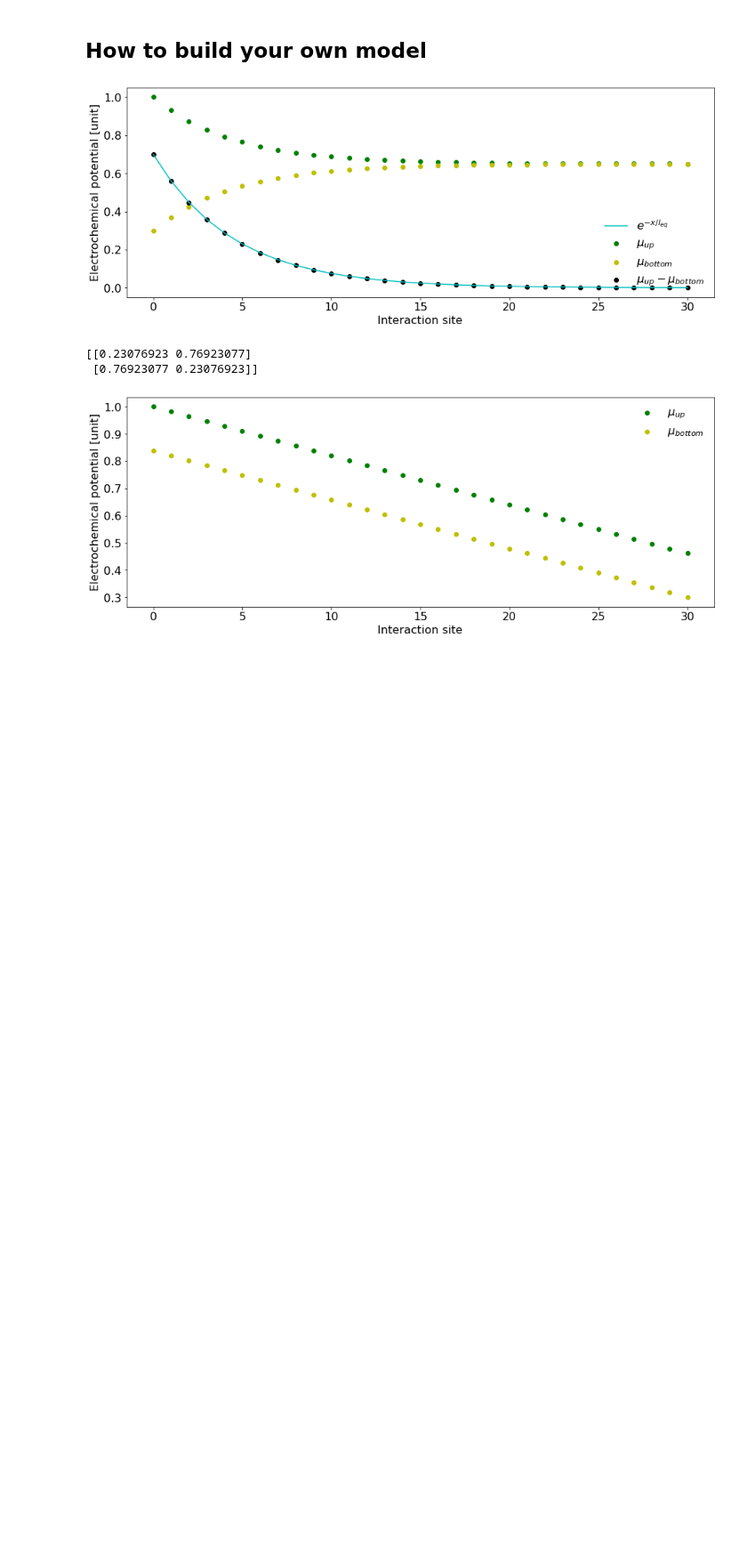
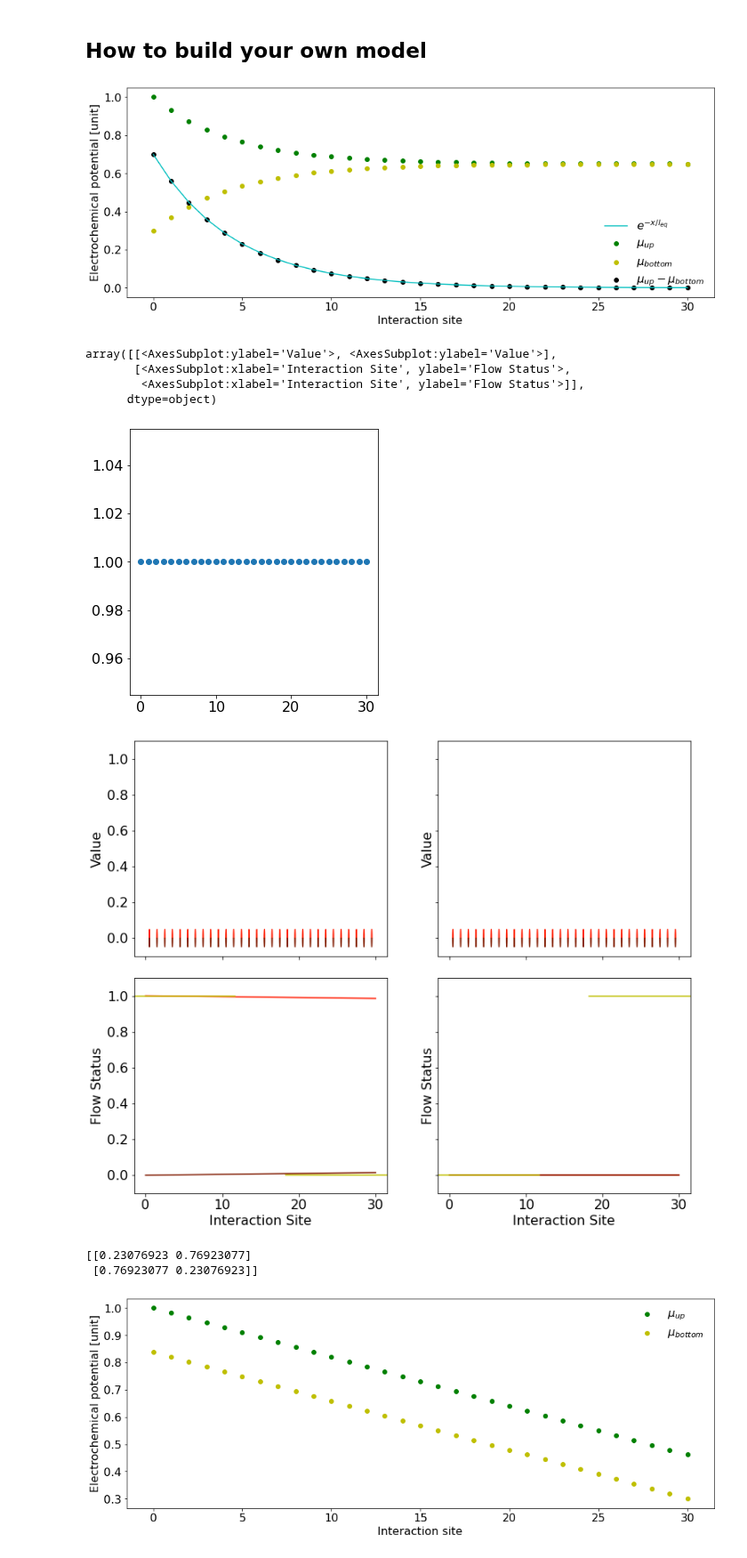
Before and after one commit to LarsonLaugh/Counterfusion, a Jupyter notebook: demo.ipynb, the cells around one changed output. Shown at 89% size. Saved outputs shown, nothing was run; the diff lists cells and outputs as text; code cells hidden in the pictures; blank space fills up the shorter version.

```diff
--- a/demo.ipynb
+++ b/demo.ipynb
@@ -198,6 +198,58 @@ plt.ylabel('Electrochemical potential [unit]')
 plt.savefig("copropagating.png")
 # %% [output]
 [figure]
+# %%
+# Define a two-terminal system
+# C1--M1--C2--M2--C1
+# Total number of edge states: 2
+# Number of forward-moving edge states: 1 (#0)
+# Number of backward-moving edge states: 1 (#1)
+#===============================================================
+# General information for the system - Hyperparameters
+totalNumMover = 2
+numForwardMover = 2
+zeroVoltTerminal = 1
+blockStates = [[0,[1]]]
+#===============================================================
+# Information of scattering events
+# Interaction parameters
+v01 = 0.001
+g2t = []
+# varying the length of device (number of interaction site)
+for num_sites in np.arange(0,31,1):
+    # Define interaction between nodes (contacts)
+    # C1--M1--C2
+    edgeDef1 = [[0,1,v01,num_sites]]
+    # C2--M2--C3
+    edgeDef2 = [[0,1,v01,num_sites]]
+    #================================================================
+    edgesDef = [edgeDef1,edgeDef2]
+    edgesInfo = []
+    for edgeDef in edgesDef:
+        edgesInfo.append(generate_bynumber(edgeDef))
+    graph = []
+    for edgeInfo in edgesInfo:
+        graph.append(Edge(edgeInfo,totalNumMover,numForwardMover))
+    nodesCurrent = [1,-1]
+    sys = System(nodesCurrent,graph,numForwardMover,zeroVoltTerminal,blockStates)
+    volt = sys.solve()
+    g2t.append(1/volt[0])
+plt.figure(figsize=(5,5.5))
+plt.scatter(np.arange(0,31,1),g2t,label='Simulation')
+# plt.plot(np.arange(0,31,1),[1/(0.5+0.056*x) for x in np.arange(0,31,1)],c='c',label='$1/L$-decay')
+# plt.legend(loc='upper right')
+# plt.xlabel('Device length (L)')
+# plt.ylabel('$G_{2t}$ [e$^2$/h]')
+# plt.tight_layout()
+# plt.savefig("g2t_counter.png")
+sys.plot()
+# %% [output]
+array([[<AxesSubplot:ylabel='Value'>, <AxesSubplot:ylabel='Value'>],
+       [<AxesSubplot:xlabel='Interaction Site', ylabel='Flow Status'>,
+        <AxesSubplot:xlabel='Interaction Site', ylabel='Flow Status'>]],
+      dtype=object)
+[figure, added]
+[figure, added]
 # %%
 from counterfusion import *
 import numpy as np
```
